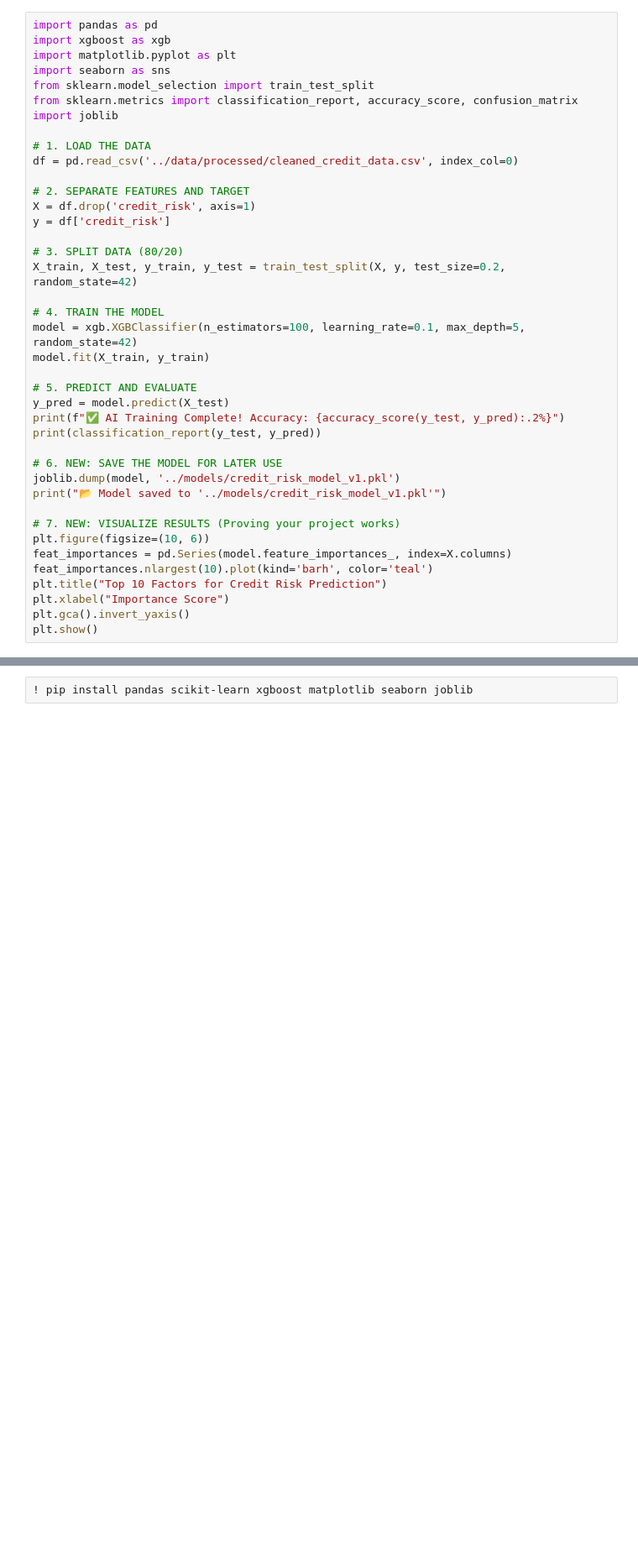
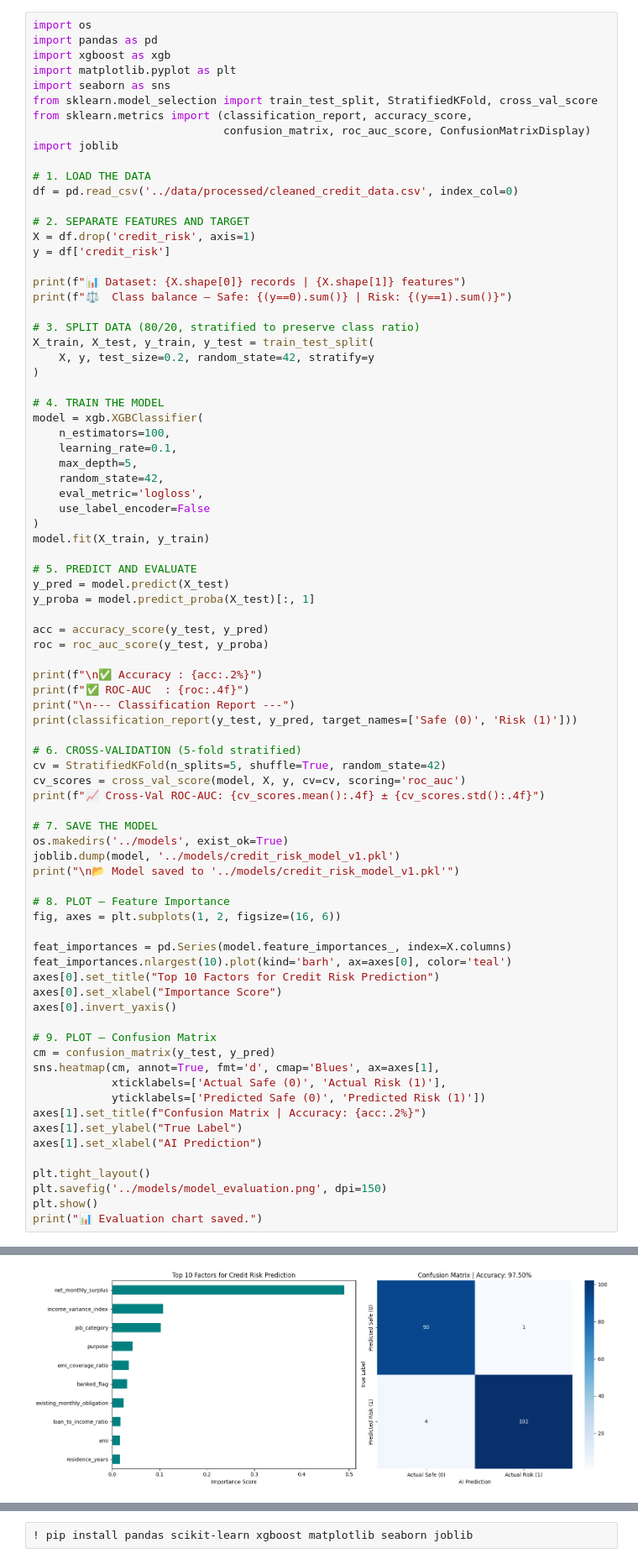
Before and after one commit to sourav689/AI-Credit-Scoring-System, a Jupyter notebook: notebooks/02_model_training.ipynb, the cells around one changed output, grey strips where cells are left out. Shown at 84% size. Cells and saved outputs as stored; diff of their text form; blank space fills up the shorter version.

```diff
--- a/notebooks/02_model_training.ipynb
+++ b/notebooks/02_model_training.ipynb
@@ -1,10 +1,12 @@
 # %%
+import os
 import pandas as pd
 import xgboost as xgb
 import matplotlib.pyplot as plt
 import seaborn as sns
-from sklearn.model_selection import train_test_split
-from sklearn.metrics import classification_report, accuracy_score, confusion_matrix
+from sklearn.model_selection import train_test_split, StratifiedKFold, cross_val_score
+from sklearn.metrics import (classification_report, accuracy_score,
+                             confusion_matrix, roc_auc_score, ConfusionMatrixDisplay)
 import joblib
 
 # 1. LOAD THE DATA
@@ -14,27 +16,67 @@ df = pd.read_csv('../data/processed/cleaned_credit_data.csv', index_col=0)
 X = df.drop('credit_risk', axis=1)
 y = df['credit_risk']
 
-# 3. SPLIT DATA (80/20)
-X_train, X_test, y_train, y_test = train_test_split(X, y, test_size=0.2, random_state=42)
+print(f"📊 Dataset: {X.shape[0]} records | {X.shape[1]} features")
+print(f"⚖️  Class balance — Safe: {(y==0).sum()} | Risk: {(y==1).sum()}")
+
+# 3. SPLIT DATA (80/20, stratified to preserve class ratio)
+X_train, X_test, y_train, y_test = train_test_split(
+    X, y, test_size=0.2, random_state=42, stratify=y
+)
 
 # 4. TRAIN THE MODEL
-model = xgb.XGBClassifier(n_estimators=100, learning_rate=0.1, max_depth=5, random_state=42)
+model = xgb.XGBClassifier(
+    n_estimators=100,
+    learning_rate=0.1,
+    max_depth=5,
+    random_state=42,
+    eval_metric='logloss',
+    use_label_encoder=False
+)
 model.fit(X_train, y_train)
 
 # 5. PREDICT AND EVALUATE
 y_pred = model.predict(X_test)
-print(f"✅ AI Training Complete! Accuracy: {accuracy_score(y_test, y_pred):.2%}")
-print(classification_report(y_test, y_pred))
+y_proba = model.predict_proba(X_test)[:, 1]
 
-# 6. NEW: SAVE THE MODEL FOR LATER USE
+acc = accuracy_score(y_test, y_pred)
+roc = roc_auc_score(y_test, y_proba)
+
+print(f"\n✅ Accuracy : {acc:.2%}")
+print(f"✅ ROC-AUC  : {roc:.4f}")
+print("\n--- Classification Report ---")
+print(classification_report(y_test, y_pred, target_names=['Safe (0)', 'Risk (1)']))
+
+# 6. CROSS-VALIDATION (5-fold stratified)
+cv = StratifiedKFold(n_splits=5, shuffle=True, random_state=42)
+cv_scores = cross_val_score(model, X, y, cv=cv, scoring='roc_auc')
+print(f"📈 Cross-Val ROC-AUC: {cv_scores.mean():.4f} ± {cv_scores.std():.4f}")
+
+# 7. SAVE THE MODEL
+os.makedirs('../models', exist_ok=True)
 joblib.dump(model, '../models/credit_risk_model_v1.pkl')
-print("📂 Model saved to '../models/credit_risk_model_v1.pkl'")
+print("\n📂 Model saved to '../models/credit_risk_model_v1.pkl'")
 
-# 7. NEW: VISUALIZE RESULTS (Proving your project works)
-plt.figure(figsize=(10, 6))
+# 8. PLOT — Feature Importance
+fig, axes = plt.subplots(1, 2, figsize=(16, 6))
+
 feat_importances = pd.Series(model.feature_importances_, index=X.columns)
-feat_importances.nlargest(10).plot(kind='barh', color='teal')
-plt.title("Top 10 Factors for Credit Risk Prediction")
-plt.xlabel("Importance Score")
-plt.gca().invert_yaxis()
+feat_importances.nlargest(10).plot(kind='barh', ax=axes[0], color='teal')
+axes[0].set_title("Top 10 Factors for Credit Risk Prediction")
+axes[0].set_xlabel("Importance Score")
+axes[0].invert_yaxis()
+
+# 9. PLOT — Confusion Matrix
+cm = confusion_matrix(y_test, y_pred)
+sns.heatmap(cm, annot=True, fmt='d', cmap='Blues', ax=axes[1],
+            xticklabels=['Actual Safe (0)', 'Actual Risk (1)'],
+            yticklabels=['Predicted Safe (0)', 'Predicted Risk (1)'])
+axes[1].set_title(f"Confusion Matrix | Accuracy: {acc:.2%}")
+axes[1].set_ylabel("True Label")
+axes[1].set_xlabel("AI Prediction")
+
+plt.tight_layout()
+plt.savefig('../models/model_evaluation.png', dpi=150)
 plt.show()
+print("📊 Evaluation chart saved.")
+# %% [output]
@@ -40,0 +118 @@ plt.show()
+[figure, added]
```
Also changed, not shown: parts of 4 cells of this notebook, 17 other files.
